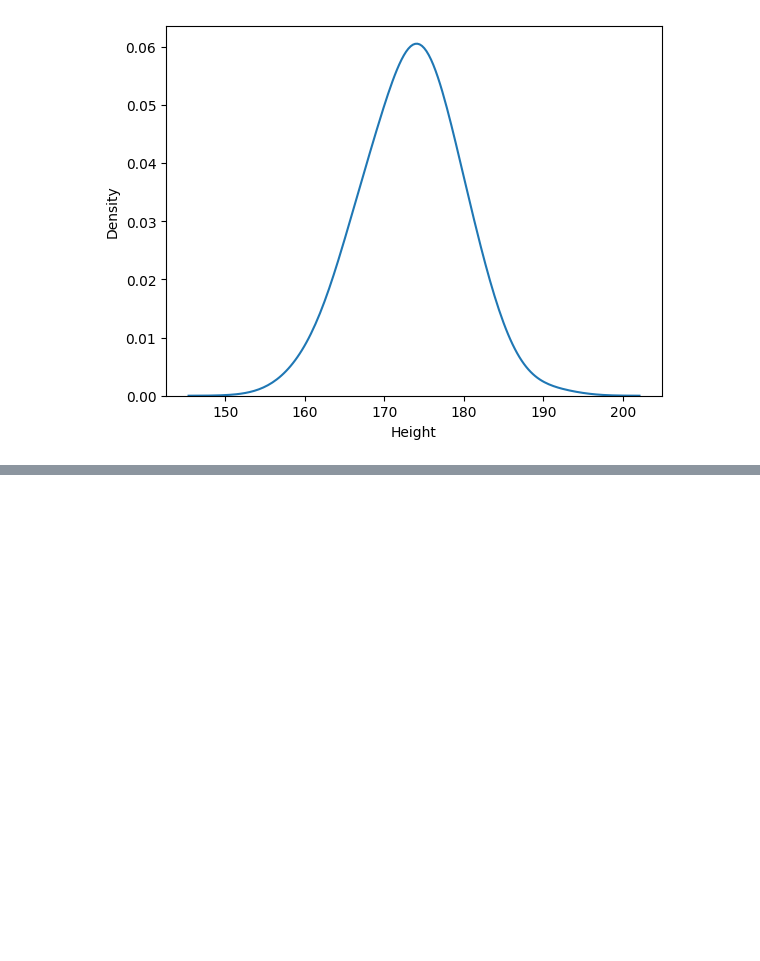
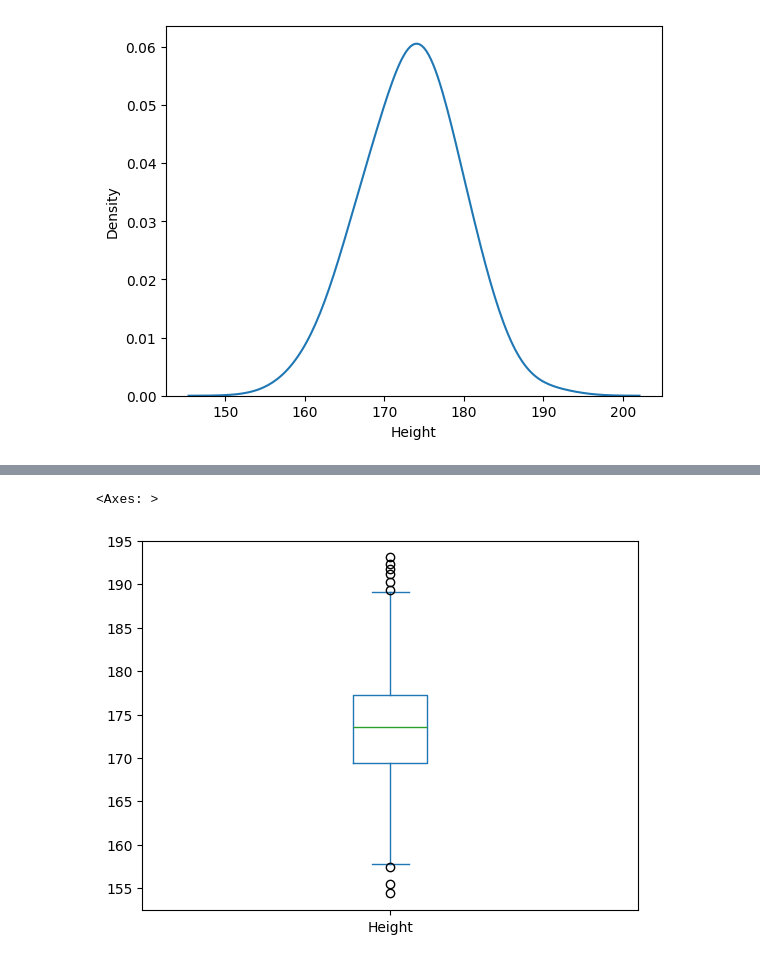
Before and after one commit to dlsdud9098/pandas_test, a Jupyter notebook: seaborn_test.ipynb, the cells around one changed output, grey strips where cells are left out. Drawn from its saved outputs; the diff is of its cells as text; code cells hidden in the pictures; blank space fills up the shorter version.

```diff
--- a/seaborn_test.ipynb
+++ b/seaborn_test.ipynb
@@ -86,0 +118,5 @@ and update your code. This will become an error in seaborn v0.14.0.
+# %%
+df.plot(kind='box', y='Height')
+# %% [output]
+<Axes: >
+[figure, added]
```
Also changed, not shown: parts of 18 cells of this notebook, 10 other files.
